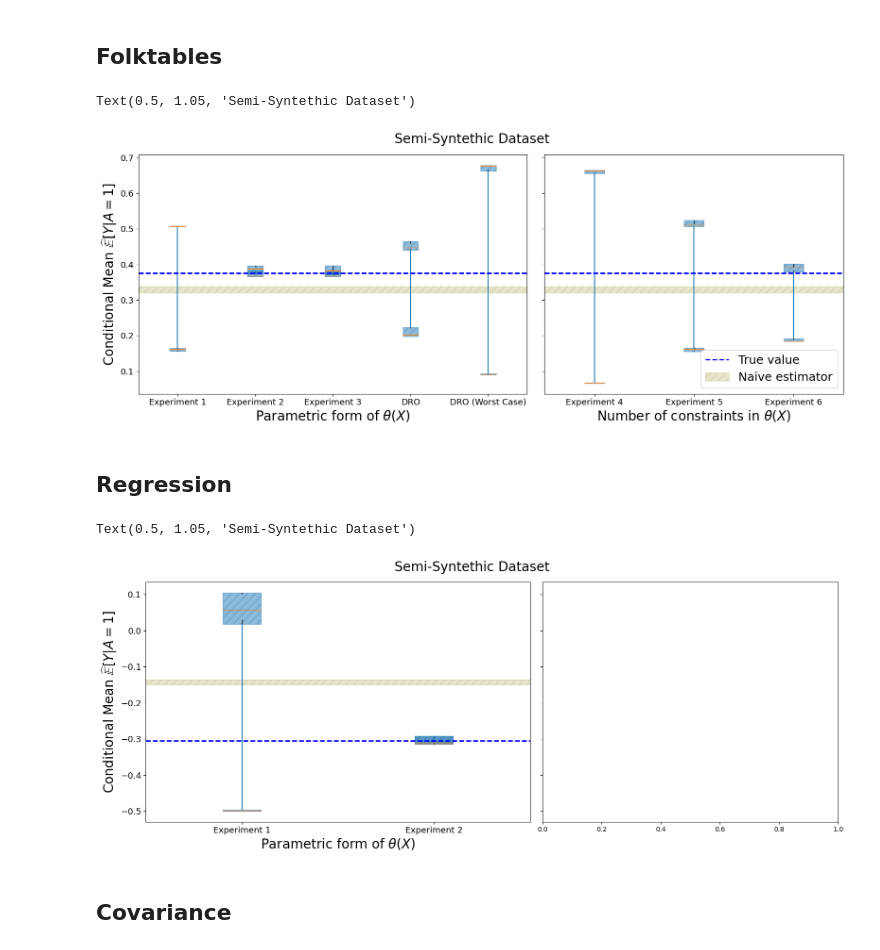
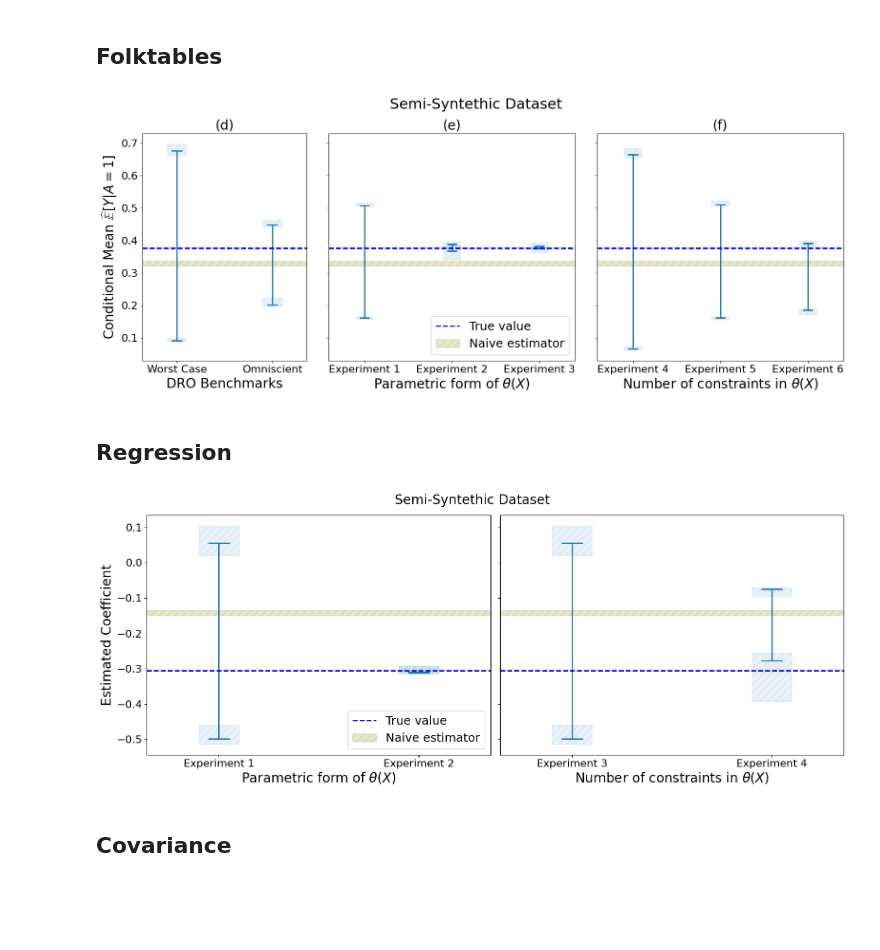
Before and after one commit to secg5/inference_contrained_distribution_shift, a Jupyter notebook: plotting/paper_plots.ipynb, the cells around one changed output. Cells and saved outputs as stored; diff of their text form; code cells hidden in the pictures; blank space fills up the shorter version.

```diff
--- a/plotting/paper_plots.ipynb
+++ b/plotting/paper_plots.ipynb
@@ -38,23 +46,33 @@ Text(0.5, 1.05, 'Simulated Dataset')
 # %% [markdown]
 ## Folktables
 # %%
-fig, ax = plt.subplots(ncols=2, figsize=(16, 6), sharey=True, width_ratios=[1.3, 1])
+fig, ax = plt.subplots(ncols=3, figsize=(16, 6), sharey=True, width_ratios=[2, 3, 3])
+
+utils.generate_plot_dro(
+    base_path="../experiment_artifacts/",
+    timestamp="semisynthetic_123",
+    ax=ax[0],
+)
 
 utils.generate_theta_plots_1_2_3(
-    base_path="../experiment_artifacts/", timestamp=TIMESTAMP_1_2_3, ax=ax[0]
+    base_path="../experiment_artifacts/", timestamp="semisynthetic_123", ax=ax[1]
 )
 
 utils.generate_theta_plots_4_5_6(
     base_path="../experiment_artifacts/",
-    timestamp=TIMESTAMP_4_5_6,
-    ax=ax[1],
+    timestamp="semisynthetic_456",
+    ax=ax[2],
 )
 
 # Add a legend
 ax[1].legend(loc="lower right", fontsize=18)
 
+ax[0].set_title("(d)", fontsize=20)
+ax[1].set_title("(e)", fontsize=20)
+ax[2].set_title("(f)", fontsize=20)
+
 fig.tight_layout()
-fig.suptitle("Semi-Syntethic Dataset", fontsize=20, y=1.05)
+fig.suptitle("Semi-Syntethic Dataset", fontsize=22, y=1.05)
+fig.savefig("../semisynthetic_conditional_mean.png", bbox_inches="tight")
 # %% [output]
-Text(0.5, 1.05, 'Semi-Syntethic Dataset')
-[figure, old version]
+[figure, new version]
@@ -93,19 +81,20 @@ plotting_df_4_5.to_csv(
 # %%
-fig, ax = plt.subplots(ncols=2, figsize=(16, 6), sharey=True, width_ratios=[1.3, 1])
+fig, ax = plt.subplots(ncols=2, figsize=(16, 6), sharey=True, width_ratios=[1, 1])
 
 utils.generate_theta_plots_1_2_regression(
     base_path="../experiment_artifacts/", timestamp="regression_1_2", ax=ax[0]
 )
 
 utils.generate_theta_plots_3_4_regression(
-    base_path="../experiment_artifacts/", timestamp="regression_3_4", ax=ax[0]
+    base_path="../experiment_artifacts/", timestamp="regression_3_4", ax=ax[1]
 )
 
 fig.tight_layout()
 fig.suptitle("Semi-Syntethic Dataset", fontsize=20, y=1.05)
+
+fig.savefig("../regression_coeff.png")
 # %% [output]
-Text(0.5, 1.05, 'Semi-Syntethic Dataset')
-[figure, old version]
+[figure, new version]
 # %% [markdown]
 ## Covariance
 # %%
```
Also changed, not shown: parts of 34 cells of this notebook, 1 other file.
